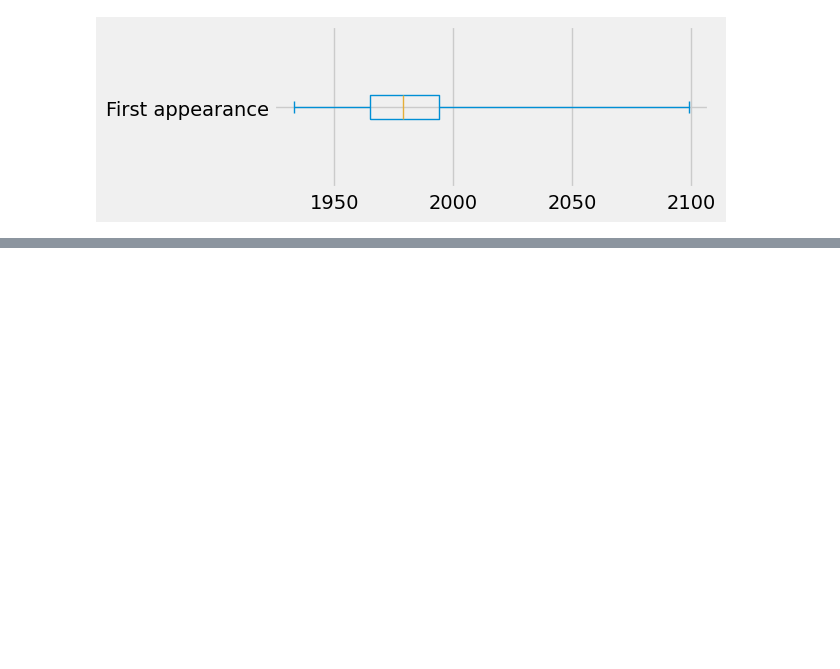
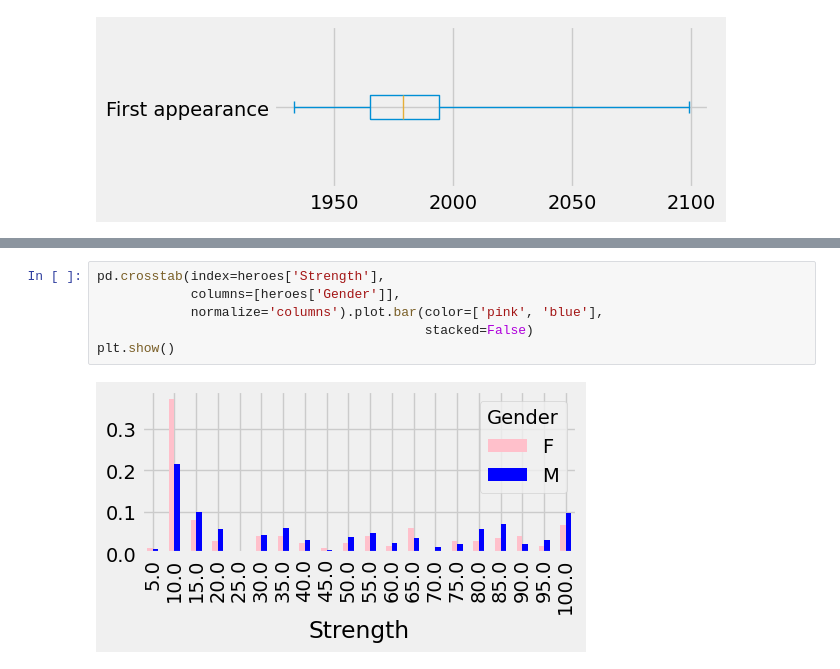
Before and after one commit to FriendlyWizard23/StatisticaL31, a Jupyter notebook: JUPYTER/APPUNTI.ipynb, the cells around one changed output, grey strips where cells are left out. Cells and saved outputs as stored; diff of their text form; blank space fills up the shorter version.

```diff
--- a/JUPYTER/APPUNTI.ipynb
+++ b/JUPYTER/APPUNTI.ipynb
@@ -307,0 +488,8 @@ plt.show()
+# %%
+pd.crosstab(index=heroes['Strength'],
+            columns=[heroes['Gender']],
+            normalize='columns').plot.bar(color=['pink', 'blue'],
+                                          stacked=False)
+plt.show()
+# %% [output]
+[figure, added]
```
Also changed, not shown: parts of 54 cells of this notebook, 2 other files.
